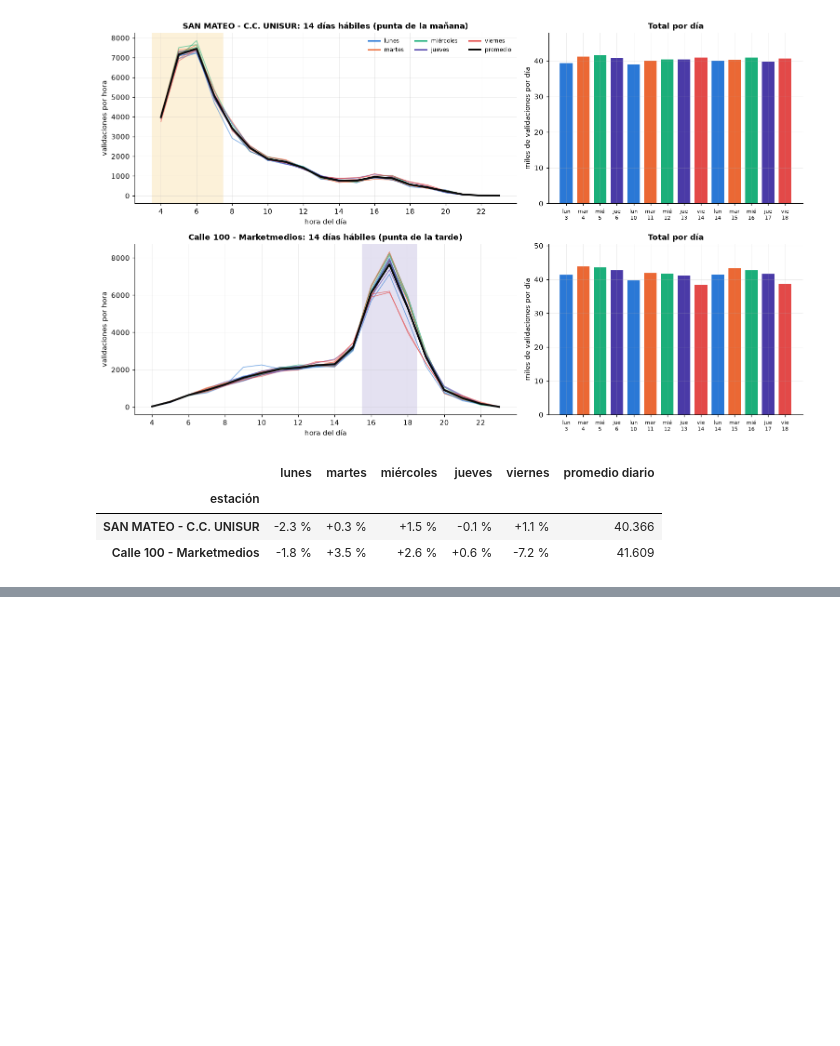
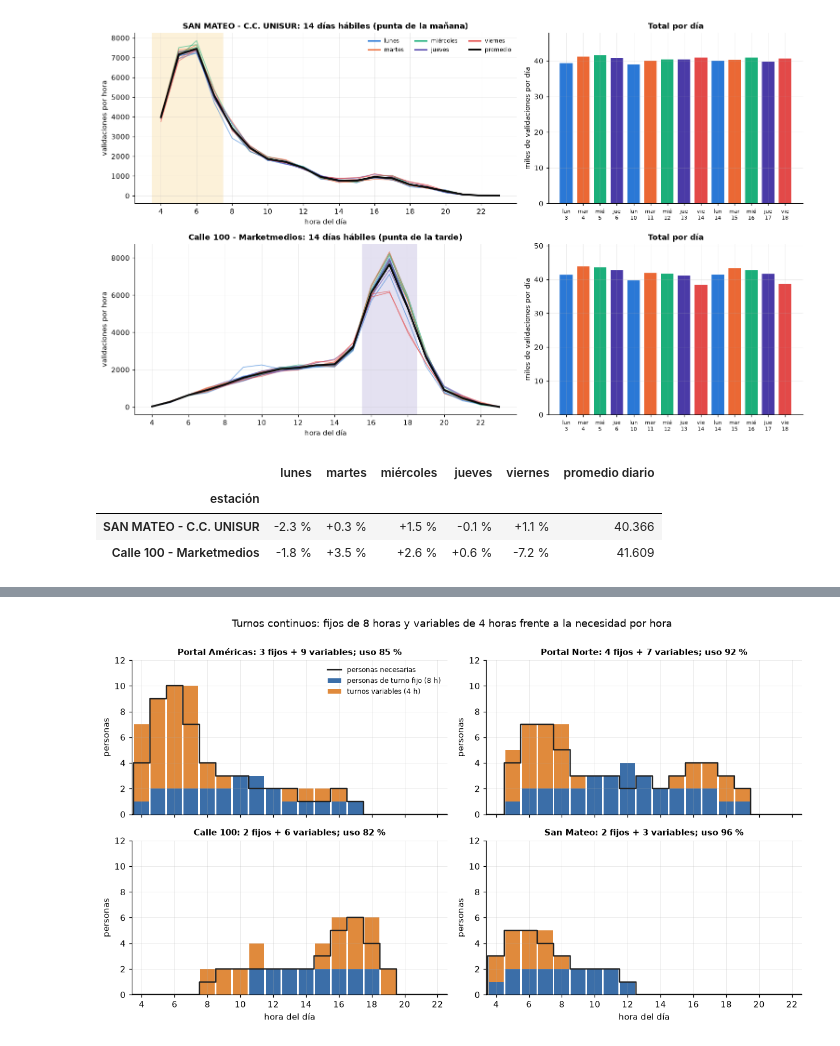
Before and after one commit to Juansanm21/transmilenio-perfiles-demanda, a Jupyter notebook: notebooks/04_ranking_y_personal_de_apoyo.ipynb, the cells around one changed output, grey strips where cells are left out. Drawn from its saved outputs; the diff is of its cells as text; code cells hidden in the pictures; blank space fills up the shorter version.

```diff
--- a/notebooks/05_eda_prioridad_estaciones.ipynb
+++ b/notebooks/04_ranking_y_personal_de_apoyo.ipynb
@@ -133,17 +62,0 @@ viernes.round(1)
-# %%
-# QUÉ HACE: compara boxplots de las validaciones por hora (total del sistema) con los 21 días completos y solo con los 14 hábiles.
-# CÓMO: para cada hora hay un valor por día; la caja es el rango intercuartil, la línea la mediana y los puntos los días atípicos.
-# QUÉ MIRAR: con todos los días las cajas son enormes porque se mezclan hábiles con fines de semana; con solo hábiles casi desaparecen (variación de 2 a 5 % entre días).
-fig, axes = plt.subplots(2, 1, figsize=(12, 7), sharex=True, sharey=True)
-estilo = dict(patch_artist=True, widths=0.65, flierprops=dict(marker='o', ms=3, mfc='#898781', mec='none', alpha=0.7),
-              medianprops=dict(color='#0b0b0b', lw=1.4), whiskerprops=dict(color='#898781'), capprops=dict(color='#898781'))
-for ax, dias, titulo, color in [(axes[0], dh, f'Con los {len(dh)} días completos (hábiles + fines de semana + festivo)', '#898781'),
-                                (axes[1], dh[es_habil], f'Solo los {es_habil.sum()} días hábiles', COL['hábil'])]:
-    bp = ax.boxplot([dias[h] / 1e3 for h in range(24)], positions=range(24), **estilo)
-    for caja in bp['boxes']: caja.set(facecolor=color, alpha=0.55, edgecolor='#52514e', lw=0.8)
-    ax.set_title(titulo, loc='left', fontsize=10); ax.set_ylabel('miles de validaciones por hora')
-axes[1].set_xlabel('hora del día'); axes[1].set_xticks(range(24))
-plt.tight_layout(); plt.savefig(FIGS / '05_boxplot_con_sin_fin_de_semana.png', bbox_inches='tight'); plt.show()
-cv = pd.DataFrame({'todos los días (%)': dh.std() / dh.mean() * 100, 'solo hábiles (%)': dh[es_habil].std() / dh[es_habil].mean() * 100})
-print('Variación relativa entre días (desviación / promedio) en horas de servicio fuerte:')
-cv.loc[[5, 6, 7, 12, 17, 18]].rename_axis('hora').round(1)
@@ -1167,0 +1154,19 @@ Persona-horas de la ventana crítica de las pilotos (personas por hora sumadas d
+# %%
+# QUÉ HACE: dibuja, para cuatro estaciones, cuántas personas hay de turno cada hora (fijas y variables) frente a las que se necesitan.
+# CÓMO: barras azules = personas de turno fijo; naranja = turnos variables de 4 horas; la línea negra es la necesidad por hora (capacidad de 1.500 por persona); donde la barra supera la línea hay horas pagadas que no se necesitan.
+# QUÉ MIRAR: los turnos fijos siguen la demanda sostenida y los variables aparecen solo en los picos; cuánta holgura queda al empezar y terminar cada turno.
+CASOS = {'Portal Américas': '05000', 'Portal Norte': '02000', 'Calle 100': '02300', 'San Mateo': '07503'}
+fig, axes = plt.subplots(2, 2, figsize=(11.5, 6.6), sharex=True)
+for ax, (nombre_c, c) in zip(axes.ravel(), CASOS.items()):
+    t = turnos[c]; hs = np.arange(24); r = resumen_turnos(t)
+    ax.bar(hs, t['en_f'], width=0.9, color='#3b6ea8', label='personas de turno fijo (8 h)')
+    ax.bar(hs, t['en_v'], width=0.9, bottom=t['en_f'], color='#e08a3c', label='turnos variables (4 h)')
+    ax.step(np.append(hs, 24) - 0.5, np.append(t['n'], t['n'][-1]), where='post', color='#222222', lw=1.6, label='personas necesarias')
+    ax.set_title(f"{nombre_c}: {r['turnos_fijos']} fijos + {r['turnos_variables']} variables; uso {r['horas_necesarias'] / r['horas_pagadas'] * 100:.0f} %", fontsize=9.5)
+    ax.set_xticks(range(0, 24, 2)); ax.set_xlim(3.4, 22.6); ax.set_ylim(0, 12); ax.set_ylabel('personas')
+for ax in axes[1]: ax.set_xlabel('hora del día')
+axes[0, 0].legend(loc='upper right', fontsize=8)
+fig.suptitle('Turnos continuos: fijos de 8 horas y variables de 4 horas frente a la necesidad por hora', y=1.0)
+plt.tight_layout(); plt.savefig(FIGS / '04_turnos_continuos.png', bbox_inches='tight'); plt.show()
+# %% [output]
+[figure, added]
```
Also changed, not shown: parts of 40 cells of this notebook, 48 other files.
